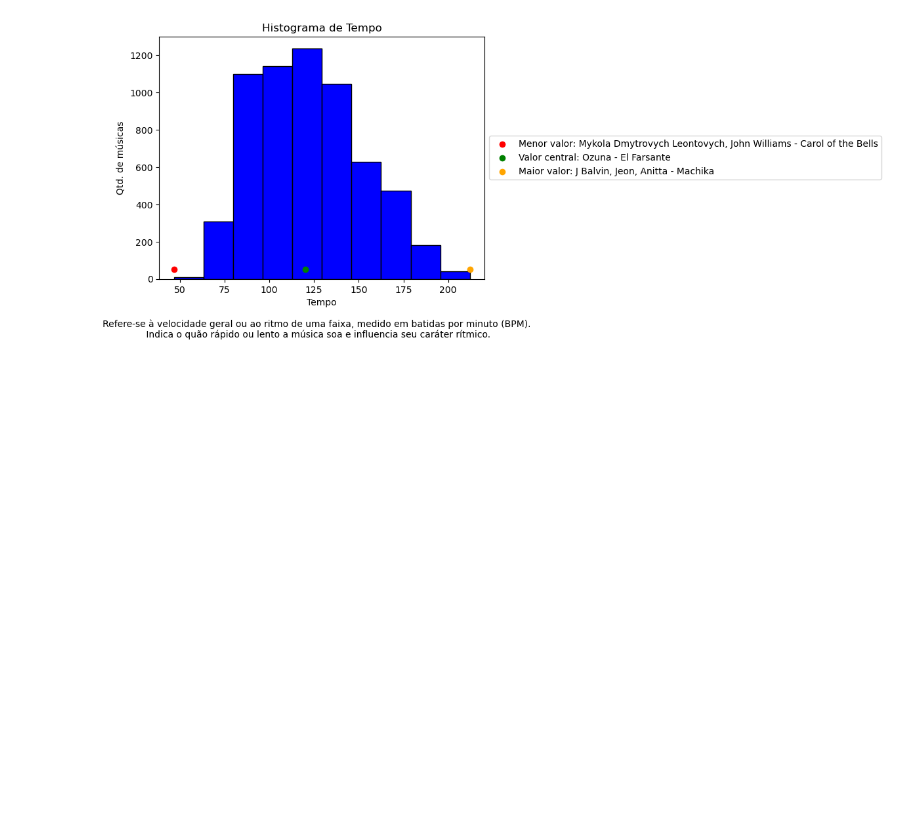
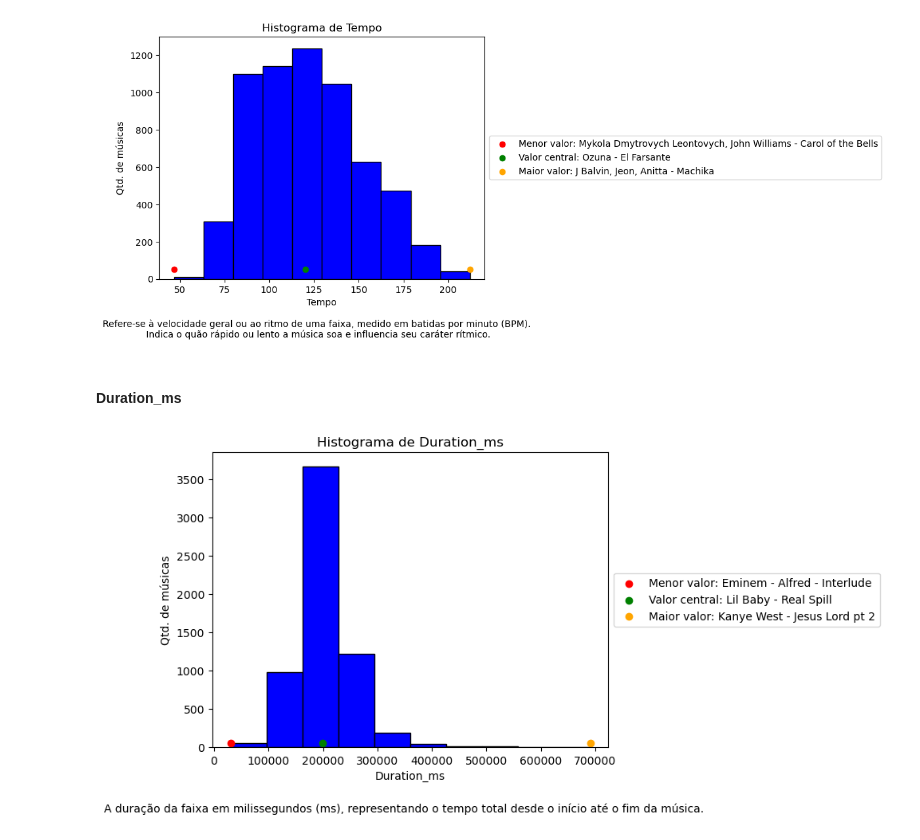
Before and after one commit to EandroC/ExplorandoPrincipaisMusicasDoSpotify, a Jupyter notebook: Untitled.ipynb, the cells around one changed output. Cells and saved outputs as stored; diff of their text form; code cells hidden in the pictures; blank space fills up the shorter version.

```diff
--- a/Untitled.ipynb
+++ b/Untitled.ipynb
@@ -632,3 +633,31 @@ plt.legend(loc='center left', bbox_to_anchor=(1, 0.5))
 plt.show()
 # %% [output]
 [figure]
+# %% [markdown]
+#### Duration_ms
+# %%
+min_value = dados_sem_duplicatas['duration_ms'].min()
+median_value = dados_sem_duplicatas['duration_ms'].median()
+max_value = dados_sem_duplicatas['duration_ms'].max()
+
+min_artist_song = dados_sem_duplicatas[dados_sem_duplicatas['duration_ms'] == min_value][['artist_names', 'track_name']].values[0]
+median_artist_song = dados_sem_duplicatas[dados_sem_duplicatas['duration_ms'] == median_value][['artist_names', 'track_name']].values[0]
+max_artist_song = dados_sem_duplicatas[dados_sem_duplicatas['duration_ms'] == max_value][['artist_names', 'track_name']].values[0]
+
+plt.hist(dados_sem_duplicatas['duration_ms'], bins=10, color='blue', edgecolor='black')
+
+plt.scatter(min_value, 50, color='red', label=f'Menor valor: {min_artist_song[0]} - {min_artist_song[1]}')
+plt.scatter(median_value, 50, color='green', label=f'Valor central: {median_artist_song[0]} - {median_artist_song[1]}')
+plt.scatter(max_value, 50, color='orange', label=f'Maior valor: {max_artist_song[0]} - {max_artist_song[1]}')
+
+plt.xlabel('Duration_ms')
+plt.ylabel('Qtd. de músicas')
+plt.title('Histograma de Duration_ms')
+
+description = "A duração da faixa em milissegundos (ms), representando o tempo total desde o início até o fim da música."
+plt.figtext(0.5, -0.05, description, horizontalalignment='center', verticalalignment='center')
+
+plt.legend(loc='center left', bbox_to_anchor=(1, 0.5))
+plt.show()
+# %% [output]
+[figure, added]
```
Also changed, not shown: parts of 14 cells of this notebook.
